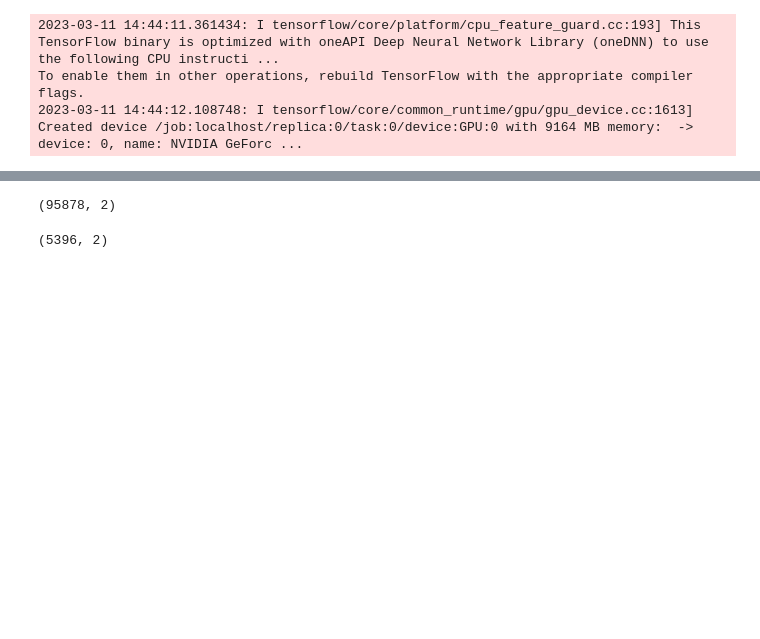
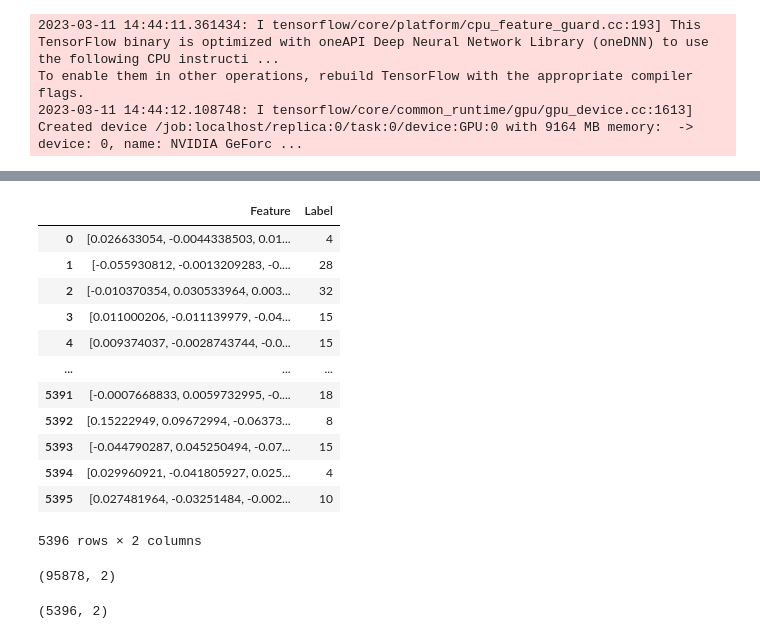
Before and after one commit to Sette/hmc, a Jupyter notebook: Notebooks/3 - Train.ipynb, the cells around one changed output, grey strips where cells are left out. Drawn from its saved outputs; the diff is of its cells as text; code cells hidden in the pictures; blank space fills up the shorter version.

```diff
--- a/Notebooks/3 - Train.ipynb
+++ b/Notebooks/3 - Train.ipynb
@@ -203,3 +207,19 @@ df_test = load_dataset(train_path,dataset='test')
+# %%
+df_test
+# %% [output]
+|  | Feature | Label |
+| 0 | [0.026633054, -0.0044338503, 0.01... | 4 |
+| 1 | [-0.055930812, -0.0013209283, -0.... | 28 |
+| 2 | [-0.010370354, 0.030533964, 0.003... | 32 |
+| 3 | [0.011000206, -0.011139979, -0.04... | 15 |
+| 4 | [0.009374037, -0.0028743744, -0.0... | 15 |
+| ... | ... | ... |
+| 5391 | [-0.0007668833, 0.0059732995, -0.... | 18 |
+| 5392 | [0.15222949, 0.09672994, -0.06373... | 8 |
+| 5393 | [-0.044790287, 0.045250494, -0.07... | 15 |
+| 5394 | [0.029960921, -0.041805927, 0.025... | 4 |
+| 5395 | [0.027481964, -0.03251484, -0.002... | 10 |
+5396 rows × 2 columns
 # %%
 df_val = load_dataset(train_path,dataset='val')
 # %%
```
Also changed, not shown: parts of 19 cells of this notebook, 1 other file.
